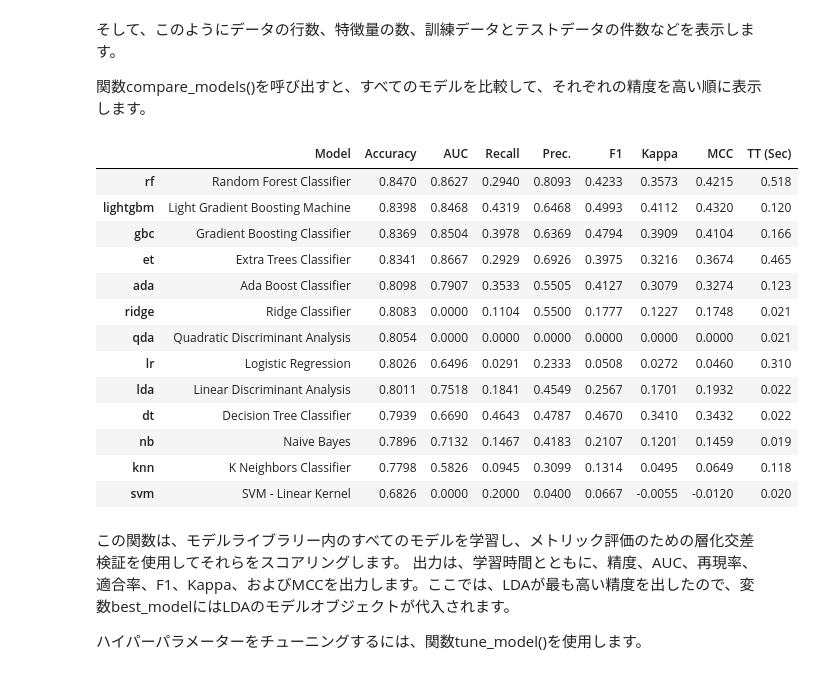
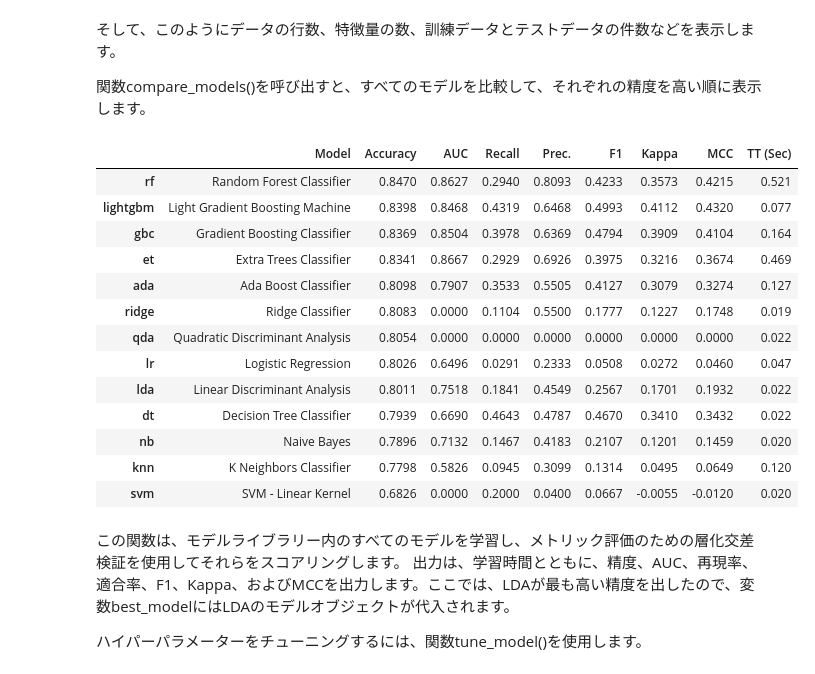
Before and after one commit to Ryo-Tanohata/sig_beginner9, a Jupyter notebook: PyCaret_emsamble_beginner9.ipynb, the cells around one changed output. Saved outputs shown, nothing was run; the diff lists cells and outputs as text; code cells hidden in the pictures.

```diff
--- a/PyCaret_emsamble_beginner9.ipynb
+++ b/PyCaret_emsamble_beginner9.ipynb
@@ -160,21 +162,21 @@ setup(data = train, target = 'target', session_id=123)
 
 関数compare_models()を呼び出すと、すべてのモデルを比較して、それぞれの精度を高い順に表示します。
 # %%
-best_model = compare_models()
+best_model = compare_models(fold=10)
 # %% [output]
 |  | Model | Accuracy | AUC | Recall | Prec. | F1 | Kappa | MCC | TT (Sec) |
-| rf | Random Forest Classifier | 0.8470 | 0.8627 | 0.2940 | 0.8093 | 0.4233 | 0.3573 | 0.4215 | 0.518 |
-| lightgbm | Light Gradient Boosting Machine | 0.8398 | 0.8468 | 0.4319 | 0.6468 | 0.4993 | 0.4112 | 0.4320 | 0.120 |
-| gbc | Gradient Boosting Classifier | 0.8369 | 0.8504 | 0.3978 | 0.6369 | 0.4794 | 0.3909 | 0.4104 | 0.166 |
-| et | Extra Trees Classifier | 0.8341 | 0.8667 | 0.2929 | 0.6926 | 0.3975 | 0.3216 | 0.3674 | 0.465 |
-| ada | Ada Boost Classifier | 0.8098 | 0.7907 | 0.3533 | 0.5505 | 0.4127 | 0.3079 | 0.3274 | 0.123 |
-| ridge | Ridge Classifier | 0.8083 | 0.0000 | 0.1104 | 0.5500 | 0.1777 | 0.1227 | 0.1748 | 0.021 |
-| qda | Quadratic Discriminant Analysis | 0.8054 | 0.0000 | 0.0000 | 0.0000 | 0.0000 | 0.0000 | 0.0000 | 0.021 |
-| lr | Logistic Regression | 0.8026 | 0.6496 | 0.0291 | 0.2333 | 0.0508 | 0.0272 | 0.0460 | 0.310 |
+| rf | Random Forest Classifier | 0.8470 | 0.8627 | 0.2940 | 0.8093 | 0.4233 | 0.3573 | 0.4215 | 0.521 |
+| lightgbm | Light Gradient Boosting Machine | 0.8398 | 0.8468 | 0.4319 | 0.6468 | 0.4993 | 0.4112 | 0.4320 | 0.077 |
+| gbc | Gradient Boosting Classifier | 0.8369 | 0.8504 | 0.3978 | 0.6369 | 0.4794 | 0.3909 | 0.4104 | 0.164 |
+| et | Extra Trees Classifier | 0.8341 | 0.8667 | 0.2929 | 0.6926 | 0.3975 | 0.3216 | 0.3674 | 0.469 |
+| ada | Ada Boost Classifier | 0.8098 | 0.7907 | 0.3533 | 0.5505 | 0.4127 | 0.3079 | 0.3274 | 0.127 |
+| ridge | Ridge Classifier | 0.8083 | 0.0000 | 0.1104 | 0.5500 | 0.1777 | 0.1227 | 0.1748 | 0.019 |
+| qda | Quadratic Discriminant Analysis | 0.8054 | 0.0000 | 0.0000 | 0.0000 | 0.0000 | 0.0000 | 0.0000 | 0.022 |
+| lr | Logistic Regression | 0.8026 | 0.6496 | 0.0291 | 0.2333 | 0.0508 | 0.0272 | 0.0460 | 0.047 |
 | lda | Linear Discriminant Analysis | 0.8011 | 0.7518 | 0.1841 | 0.4549 | 0.2567 | 0.1701 | 0.1932 | 0.022 |
 | dt | Decision Tree Classifier | 0.7939 | 0.6690 | 0.4643 | 0.4787 | 0.4670 | 0.3410 | 0.3432 | 0.022 |
-| nb | Naive Bayes | 0.7896 | 0.7132 | 0.1467 | 0.4183 | 0.2107 | 0.1201 | 0.1459 | 0.019 |
-| knn | K Neighbors Classifier | 0.7798 | 0.5826 | 0.0945 | 0.3099 | 0.1314 | 0.0495 | 0.0649 | 0.118 |
+| nb | Naive Bayes | 0.7896 | 0.7132 | 0.1467 | 0.4183 | 0.2107 | 0.1201 | 0.1459 | 0.020 |
+| knn | K Neighbors Classifier | 0.7798 | 0.5826 | 0.0945 | 0.3099 | 0.1314 | 0.0495 | 0.0649 | 0.120 |
 | svm | SVM - Linear Kernel | 0.6826 | 0.0000 | 0.2000 | 0.0400 | 0.0667 | -0.0055 | -0.0120 | 0.020 |
 # %% [markdown]
 この関数は、モデルライブラリー内のすべてのモデルを学習し、メトリック評価のための層化交差検証を使用してそれらをスコアリングします。 出力は、学習時間とともに、精度、AUC、再現率、適合率、F1、Kappa、およびMCCを出力します。ここでは、LDAが最も高い精度を出したので、変数best_modelにはLDAのモデルオブジェクトが代入されます。
```
Also changed, not shown: parts of 11 cells of this notebook.
